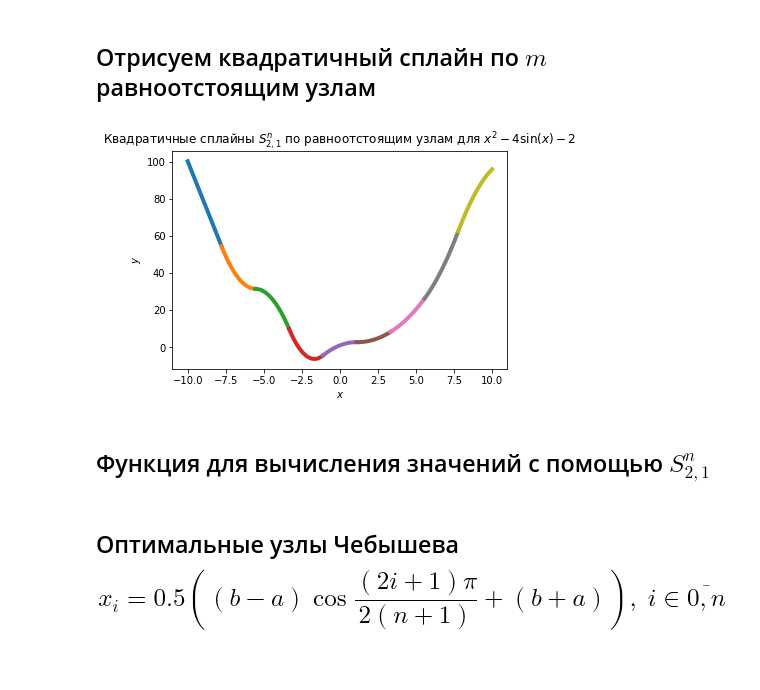
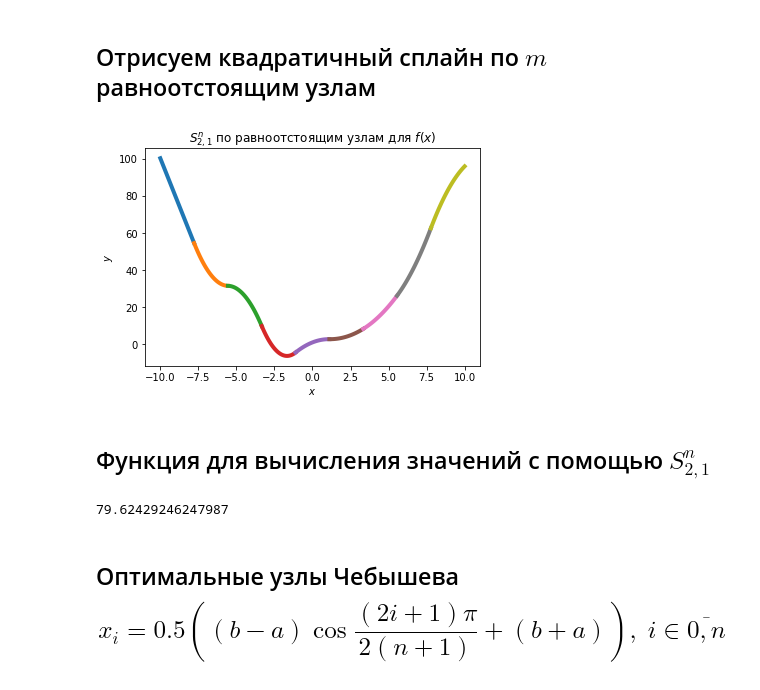
Before and after one commit to verse-chorus/linear_quadratic_cubic_splines, a Jupyter notebook: Квадратичный_сплайн.ipynb, the cells around one changed output. Drawn from its saved outputs; the diff is of its cells as text; code cells hidden in the pictures.

```diff
--- a/Квадратичный_сплайн.ipynb
+++ b/Квадратичный_сплайн.ipynb
@@ -50,7 +49,10 @@ for i in range(n):
 
 # Строки [2n, 3n-1]
 for j in range(n-1):
-    A[2*n+j, [j, j+1, n+j, n+j+1]] = 2*x[j+1], -2*x[j+1], 1, -1
+    row = 2*n+j
+    columns = [j, j+1, n+j, n+j+1]
+    values = 2*x[j+1], -2*x[j+1], 1, -1
+    A[row, columns] = values
 
 # В последней строке задаем a_1 = 1
 A[3*n-1, 0] = 1
@@ -65,15 +67,15 @@ ci = B[2*n:]
 # %%
 plt.figure()
 for k in range(n):
     xspline = np.linspace(x[k], x[k+1])
     yspline = ai[k]*xspline**2 + bi[k]*xspline + ci[k]
     plt.plot(xspline, yspline, '-', linewidth=4)
 plt.xlabel('$x$')
 plt.ylabel('$y$')
-plt.title('Квадратичные сплайны $S_{2,1}^n$ по равноотстоящим узлам для $x^2 - 4 \sin(x) - 2$')
+plt.title('$S_{2,1}^n$ по равноотстоящим узлам для $f(x)$')
 plt.show()
 # %% [output]
-[figure, old version]
+[figure, new version]
 # %% [markdown]
 ## Функция для вычисления значений с помощью $S_{2,1}^n$
 # %%
@@ -91,3 +91,7 @@ def quadratic_spline(arg):
+# %%
+quadratic_spline(-9)
+# %% [output]
+79.62429246247987
 # %% [markdown]
 ## Оптимальные узлы Чебышева $$x_i = 0.5 \left((b-a)\cos\dfrac{(2i+1)\pi}{2(n+1)} + (b+a)\right),\; i\in \overline{0,n}$$
 # %%
```
Also changed, not shown: parts of 5 cells of this notebook, 1 other file.
